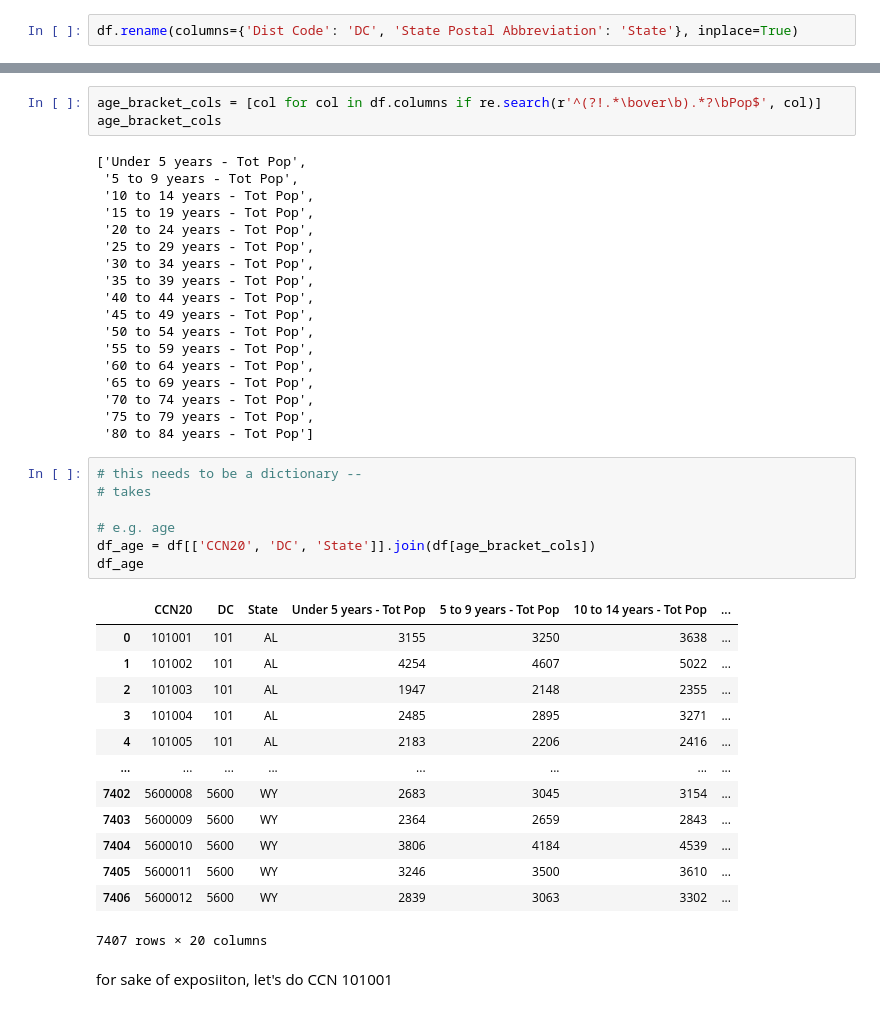
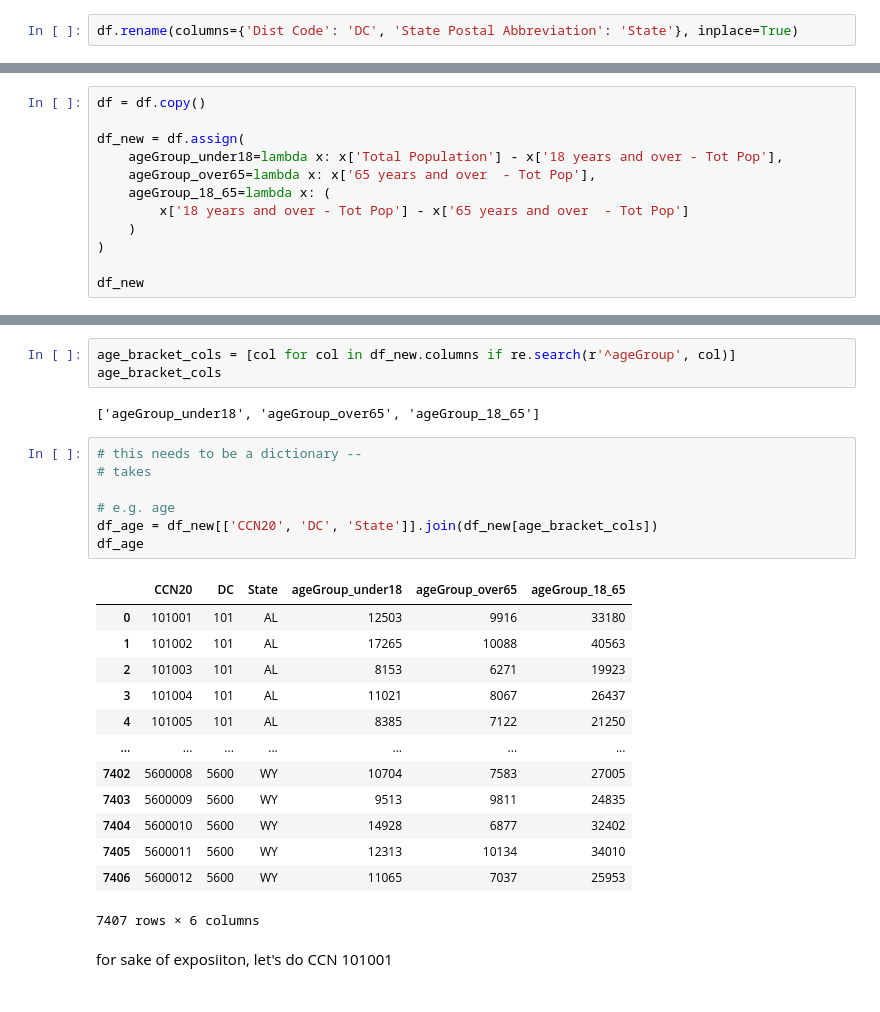
Before and after one commit to camilleberg/congressional_communities, a Jupyter notebook: map project/new_map_viz/people_char.ipynb, the cells around one changed output, grey strips where cells are left out. Saved outputs shown, nothing was run; the diff lists cells and outputs as text.

```diff
--- a/map project/new_map_viz/people_char.ipynb
+++ b/map project/new_map_viz/people_char.ipynb
@@ -51,0 +61,12 @@ df.rename(columns={'Dist Code': 'DC', 'State Postal Abbreviation': 'State'}, inp
+# %%
+df = df.copy()
+
+df_new = df.assign(
+    ageGroup_under18=lambda x: x['Total Population'] - x['18 years and over - Tot Pop'],
+    ageGroup_over65=lambda x: x['65 years and over  - Tot Pop'],
+    ageGroup_18_65=lambda x: (
+        x['18 years and over - Tot Pop'] - x['65 years and over  - Tot Pop']
+    )
+)
+
+df_new
@@ -52,45 +87,29 @@ df.rename(columns={'Dist Code': 'DC', 'State Postal Abbreviation': 'State'}, inp
 # %%
-age_bracket_cols = [col for col in df.columns if re.search(r'^(?!.*\bover\b).*?\bPop$', col)]
+age_bracket_cols = [col for col in df_new.columns if re.search(r'^ageGroup', col)]
 age_bracket_cols
 # %% [output]
-['Under 5 years - Tot Pop',
- '5 to 9 years - Tot Pop',
- '10 to 14 years - Tot Pop',
- '15 to 19 years - Tot Pop',
- '20 to 24 years - Tot Pop',
- '25 to 29 years - Tot Pop',
- '30 to 34 years - Tot Pop',
- '35 to 39 years - Tot Pop',
- '40 to 44 years - Tot Pop',
- '45 to 49 years - Tot Pop',
- '50 to 54 years - Tot Pop',
- '55 to 59 years - Tot Pop',
- '60 to 64 years - Tot Pop',
- '65 to 69 years - Tot Pop',
- '70 to 74 years - Tot Pop',
- '75 to 79 years - Tot Pop',
- '80 to 84 years - Tot Pop']
+['ageGroup_under18', 'ageGroup_over65', 'ageGroup_18_65']
 # %%
 # this needs to be a dictionary --
 # takes
 
 # e.g. age
-df_age = df[['CCN20', 'DC', 'State']].join(df[age_bracket_cols])
+df_age = df_new[['CCN20', 'DC', 'State']].join(df_new[age_bracket_cols])
 df_age
 # %% [output]
-|  | CCN20 | DC | State | Under 5 years - Tot Pop | 5 to 9 years - Tot Pop | 10 to 14 years - Tot Pop | ... |
-| 0 | 101001 | 101 | AL | 3155 | 3250 | 3638 | ... |
-| 1 | 101002 | 101 | AL | 4254 | 4607 | 5022 | ... |
-| 2 | 101003 | 101 | AL | 1947 | 2148 | 2355 | ... |
-| 3 | 101004 | 101 | AL | 2485 | 2895 | 3271 | ... |
-| 4 | 101005 | 101 | AL | 2183 | 2206 | 2416 | ... |
-| ... | ... | ... | ... | ... | ... | ... | ... |
-| 7402 | 5600008 | 5600 | WY | 2683 | 3045 | 3154 | ... |
-| 7403 | 5600009 | 5600 | WY | 2364 | 2659 | 2843 | ... |
-| 7404 | 5600010 | 5600 | WY | 3806 | 4184 | 4539 | ... |
-| 7405 | 5600011 | 5600 | WY | 3246 | 3500 | 3610 | ... |
-| 7406 | 5600012 | 5600 | WY | 2839 | 3063 | 3302 | ... |
+|  | CCN20 | DC | State | ageGroup_under18 | ageGroup_over65 | ageGroup_18_65 |
+| 0 | 101001 | 101 | AL | 12503 | 9916 | 33180 |
+| 1 | 101002 | 101 | AL | 17265 | 10088 | 40563 |
+| 2 | 101003 | 101 | AL | 8153 | 6271 | 19923 |
+| 3 | 101004 | 101 | AL | 11021 | 8067 | 26437 |
+| 4 | 101005 | 101 | AL | 8385 | 7122 | 21250 |
+| ... | ... | ... | ... | ... | ... | ... |
+| 7402 | 5600008 | 5600 | WY | 10704 | 7583 | 27005 |
+| 7403 | 5600009 | 5600 | WY | 9513 | 9811 | 24835 |
+| 7404 | 5600010 | 5600 | WY | 14928 | 6877 | 32402 |
+| 7405 | 5600011 | 5600 | WY | 12313 | 10134 | 34010 |
+| 7406 | 5600012 | 5600 | WY | 11065 | 7037 | 25953 |
-7407 rows × 20 columns
+7407 rows × 6 columns
 # %% [markdown]
 for sake of exposiiton, let's do CCN 101001
 # %%
```
Also changed, not shown: parts of 22 cells of this notebook, 1 other file.
